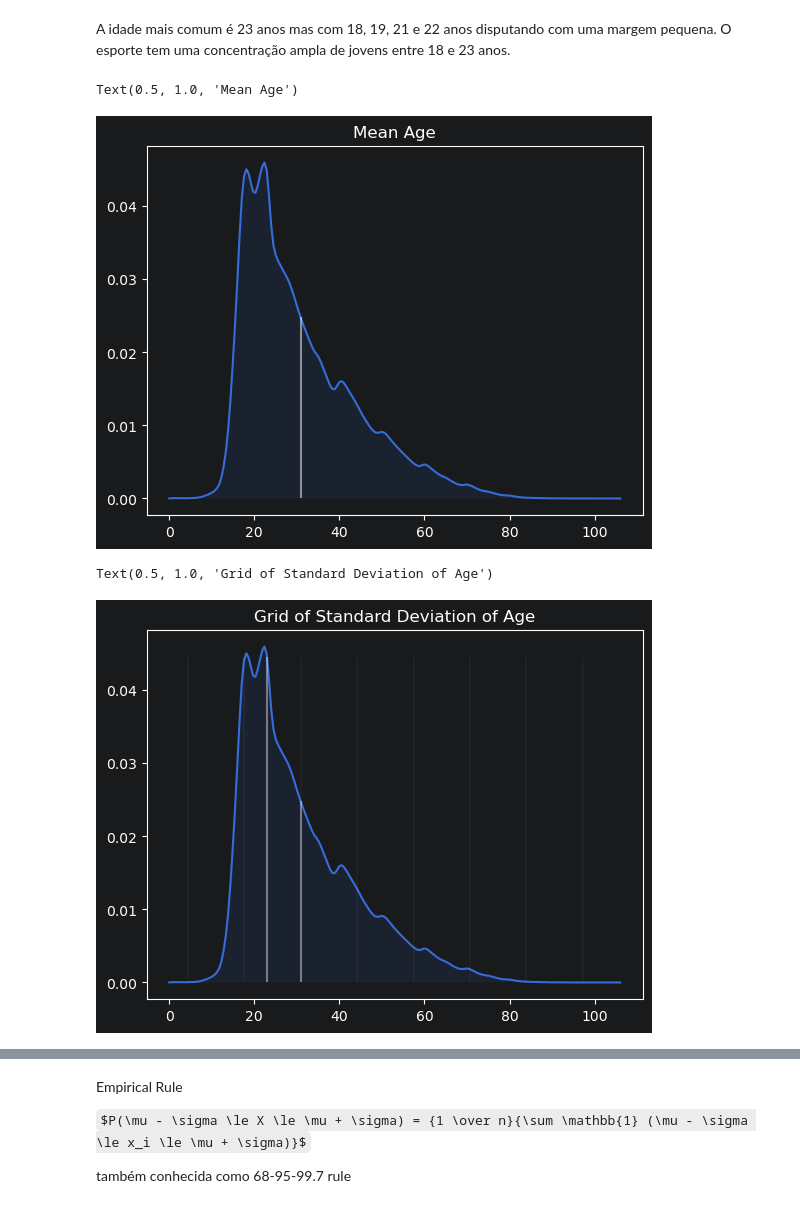
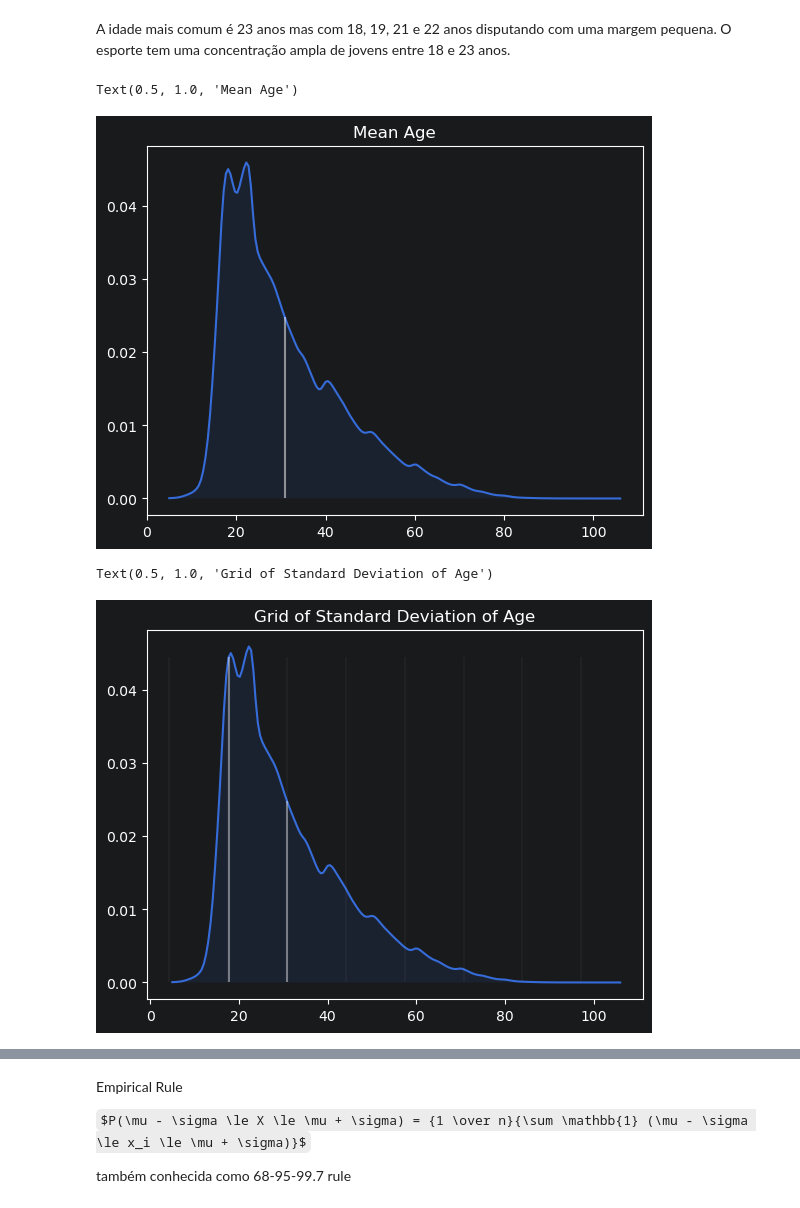
Before and after one commit to joaoprbrasil/Statistical-Analysis-Open-Powerlifting, a Jupyter notebook: open-powerlifting_analysis.ipynb, the cells around one changed output, grey strips where cells are left out. Saved outputs shown, nothing was run; the diff lists cells and outputs as text; code cells hidden in the pictures; some formulas as TeX source.

```diff
--- a/open-powerlifting_analysis.ipynb
+++ b/open-powerlifting_analysis.ipynb
@@ -30,3 +45,5 @@ df = df.dropna(subset=['Age']).copy()
+# %%
+df = df[df['Age'] >= 5]
 # %%
 plt.hist(df['Age'])
 # %% [output]
@@ -188,0 +222,25 @@ plt.fill_between(x, kde, alpha=0.1)
+# %%
+plt.plot(x, kde_v, alpha=0.45, color='C0')
+plt.fill_between(x, kde_v, alpha=0.08, color='C0')
+
+CINZA_ESCURO = '#414040'
+plt.rcParams['text.color'] = CINZA_ESCURO
+plt.rcParams['axes.labelcolor'] = CINZA_ESCURO
+plt.rcParams['xtick.color'] = CINZA_ESCURO
+plt.rcParams['ytick.color'] = CINZA_ESCURO
+plt.rcParams['axes.edgecolor'] = CINZA_ESCURO
+
+plt.vlines(x=df_median, ymin=0, ymax=kde_f(df_median)[0], colors='#76787B')
+plt.text(df_median + 1, 0.012, "27 anos", color='#414040', fontsize=11, weight='semibold')
+plt.text(df_median + 1, 0.007, "50%", color='#414040', fontsize=9)
+plt.text(df_median - 7, 0.007, "50%", color='#414040', fontsize=9)
+
+plt.yticks([0.00, 0.01, 0.02, 0.03, 0.04], ["0%", "1%", "2%", "3%", "4%"])
+
+plt.xlabel("Idades")
+plt.ylabel("Frequência")
+
+plt.gca().spines[['top', 'right']].set_visible(False)
+plt.gca().spines[['bottom', 'left']].set_color("#A6A6A5")
+
+plt.title('Metade dos competidores tem 27 anos ou menos')
@@ -209,22 +270,22 @@ plt.vlines(x=df_mean, ymin=0, ymax=kde_f(df_mean)[0], colors='white', alpha=0.5)
 plt.title('Mean Age')
 # %% [output]
 Text(0.5, 1.0, 'Mean Age')
-[figure, old version]
+[figure, new version]
 # %%
-plt.plot(x, kde)
-plt.fill_between(x, kde, alpha=0.1)
+plt.plot(x, kde_v)
+plt.fill_between(x, kde_v, alpha=0.1)
 
 for i in range(6):
     plt.vlines(x=df_mean + df_std_deviation*i, ymin=0, ymax=kde_f(df_mode)[0], colors='white', alpha=0.03)
 
 for i in range(1,3):
     plt.vlines(x=df_mean - df_std_deviation*i, ymin=0, ymax=kde_f(df_mode)[0], colors='white', alpha=0.03)
 
 plt.vlines(x=df_mean, ymin=0, ymax=kde_f(df_mean)[0], colors='white', alpha=0.4)
 plt.vlines(x=df_mode, ymin=0, ymax=kde_f(df_mode)[0], colors='white', alpha=0.4)
 
 plt.title('Grid of Standard Deviation of Age')
 # %% [output]
 Text(0.5, 1.0, 'Grid of Standard Deviation of Age')
-[figure, old version]
+[figure, new version]
 # %%
```
Also changed, not shown: parts of 15 cells of this notebook.
